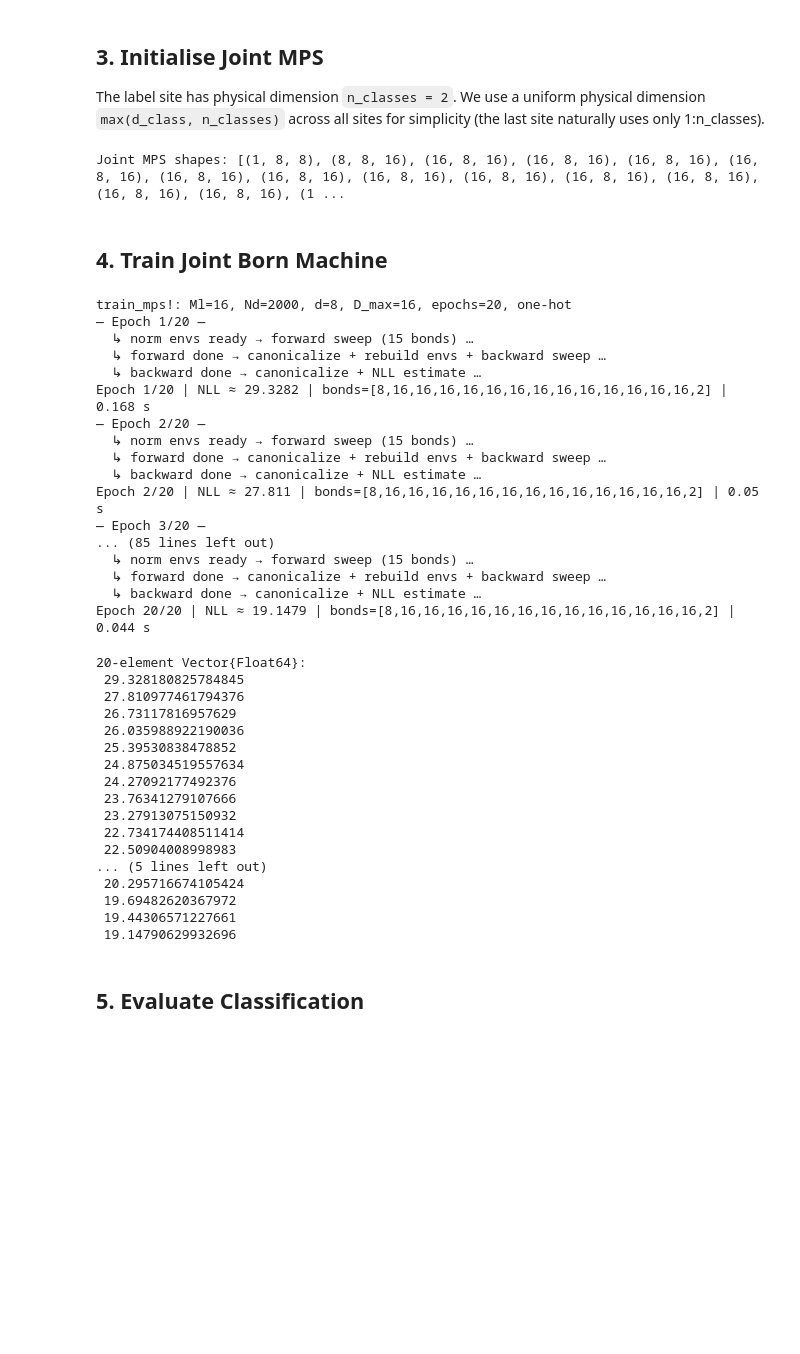
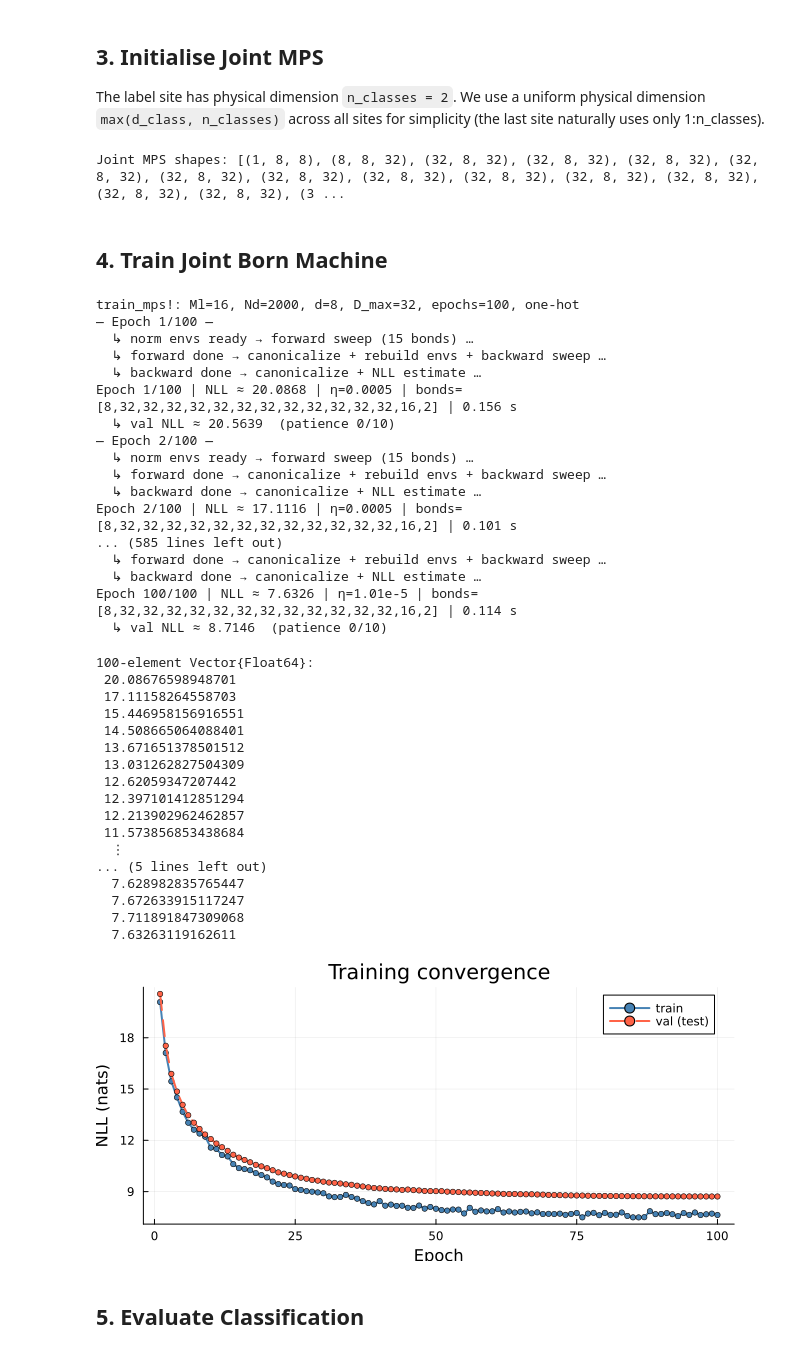
Before and after one commit to diegobragaferreira/MPSFast.jl, a Jupyter notebook: notebooks/experiments/classification.ipynb, the cells around one changed output. Saved outputs shown, nothing was run; the diff lists cells and outputs as text; code cells hidden in the pictures; blank space fills up the shorter version.

Commit message:
add cosine scheduling to the learning algorithm and tutorials

```diff
--- a/notebooks/experiments/classification.ipynb
+++ b/notebooks/experiments/classification.ipynb
@@ -90,7 +88,7 @@ The label site has physical dimension `n_classes = 2`. We use a uniform
 physical dimension `max(d_class, n_classes)` across all sites for simplicity
 (the last site naturally uses only 1:n_classes).
 # %%
-D_max = 16
+D_max = 32
 
 # Build MPS with label site of dim n_classes at the end
 function init_mps_classification(Ml, d_path, n_classes, D_max; rng=Random.default_rng())
@@ -106,53 +104,73 @@ end
 mps = init_mps_classification(Ml_class, d_class, n_classes, D_max; rng=MersenneTwister(1))
 println("Joint MPS shapes: ", [size(mps[j]) for j in 1:Ml_class])
 # %% [output]
-Joint MPS shapes: [(1, 8, 8), (8, 8, 16), (16, 8, 16), (16, 8, 16), (16, 8, 16), (16, 8, 16), (16, 8, 16), (16, 8, 16), (16, 8, 16), (16, 8, 16), (16, 8, 16), (16, 8, 16), (16, 8, 16), (16, 8, 16), (1 ...
+Joint MPS shapes: [(1, 8, 8), (8, 8, 32), (32, 8, 32), (32, 8, 32), (32, 8, 32), (32, 8, 32), (32, 8, 32), (32, 8, 32), (32, 8, 32), (32, 8, 32), (32, 8, 32), (32, 8, 32), (32, 8, 32), (32, 8, 32), (3 ...
 # %% [markdown]
 ## 4. Train Joint Born Machine
 # %%
-n_epochs = 20
+n_epochs = 100
 η        = 5e-4
 ε_cut    = 1e-5
 
+val_nll_log = Float64[]
 nll_hist = train_mps!(
     mps, xi_train, n_epochs, η, D_max, ε_cut;
-    verbose = true, nll_samples = 500,
+    verbose      = true,
+    nll_samples  = 500,
+    lr_schedule  = cosine_lr,
+    val_data     = xi_test,
+    val_samples  = size(xi_test, 1),
+    patience     = 10,
+    val_nll_log  = val_nll_log,
 )
 # %% [output]
-train_mps!: Ml=16, Nd=2000, d=8, D_max=16, epochs=20, one-hot
-— Epoch 1/20 —
+train_mps!: Ml=16, Nd=2000, d=8, D_max=32, epochs=100, one-hot
+— Epoch 1/100 —
   ↳ norm envs ready → forward sweep (15 bonds) …
   ↳ forward done → canonicalize + rebuild envs + backward sweep …
   ↳ backward done → canonicalize + NLL estimate …
-Epoch 1/20 | NLL ≈ 29.3282 | bonds=[8,16,16,16,16,16,16,16,16,16,16,16,16,16,2] | 0.168 s
-— Epoch 2/20 —
+Epoch 1/100 | NLL ≈ 20.0868 | η=0.0005 | bonds=[8,32,32,32,32,32,32,32,32,32,32,32,32,16,2] | 0.156 s
+  ↳ val NLL ≈ 20.5639  (patience 0/10)
+— Epoch 2/100 —
   ↳ norm envs ready → forward sweep (15 bonds) …
   ↳ forward done → canonicalize + rebuild envs + backward sweep …
   ↳ backward done → canonicalize + NLL estimate …
-Epoch 2/20 | NLL ≈ 27.811 | bonds=[8,16,16,16,16,16,16,16,16,16,16,16,16,16,2] | 0.05 s
-— Epoch 3/20 —
-... (85 lines left out)
-  ↳ norm envs ready → forward sweep (15 bonds) …
+Epoch 2/100 | NLL ≈ 17.1116 | η=0.0005 | bonds=[8,32,32,32,32,32,32,32,32,32,32,32,32,16,2] | 0.101 s
+... (585 lines left out)
   ↳ forward done → canonicalize + rebuild envs + backward sweep …
   ↳ backward done → canonicalize + NLL estimate …
-Epoch 20/20 | NLL ≈ 19.1479 | bonds=[8,16,16,16,16,16,16,16,16,16,16,16,16,16,2] | 0.044 s
+Epoch 100/100 | NLL ≈ 7.6326 | η=1.01e-5 | bonds=[8,32,32,32,32,32,32,32,32,32,32,32,32,16,2] | 0.114 s
+  ↳ val NLL ≈ 8.7146  (patience 0/10)
-20-element Vector{Float64}:
- 29.328180825784845
- 27.810977461794376
- 26.73117816957629
- 26.035988922190036
- 25.39530838478852
- 24.875034519557634
- 24.27092177492376
- 23.76341279107666
- 23.27913075150932
- 22.734174408511414
- 22.50904008998983
+100-element Vector{Float64}:
+ 20.08676598948701
+ 17.11158264558703
+ 15.446958156916551
+ 14.508665064088401
+ 13.671651378501512
+ 13.031262827504309
+ 12.62059347207442
+ 12.397101412851294
+ 12.213902962462857
+ 11.573856853438684
+  ⋮
 ... (5 lines left out)
- 20.295716674105424
- 19.69482620367972
- 19.44306571227661
- 19.14790629932696
+  7.628982835765447
+  7.672633915117247
+  7.711891847309068
+  7.63263119162611
+# %%
+n_done = length(nll_hist)
+p_nll = plot(1:n_done, nll_hist;
+    lw=2, marker=:circle, ms=3, color=:steelblue, label="train",
+    xlabel="Epoch", ylabel="NLL (nats)",
+    title="Training convergence", size=(650, 300), legend=:topright)
+if !isempty(val_nll_log)
+    plot!(p_nll, 1:length(val_nll_log), val_nll_log;
+          lw=2, marker=:circle, ms=3, color=:tomato, ls=:dash, label="val (test)")
+end
+display(p_nll)
+# %% [output]
+[figure, added]
 # %% [markdown]
 ## 5. Evaluate Classification
 # %%
```
Also changed, not shown: parts of 4 cells of this notebook, 7 other files.
